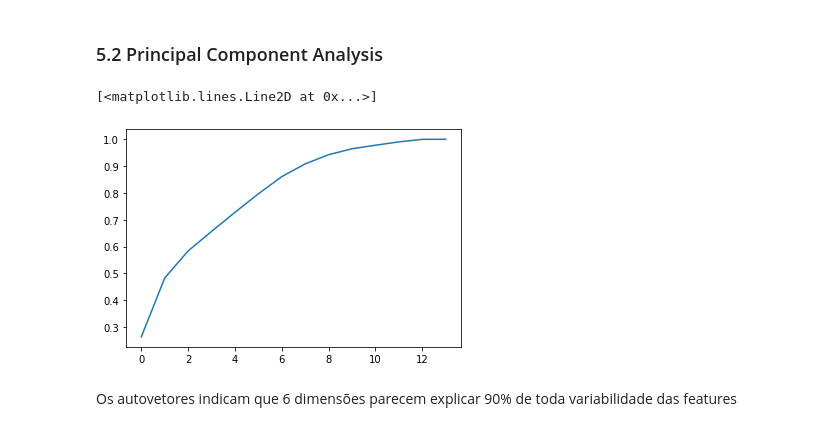
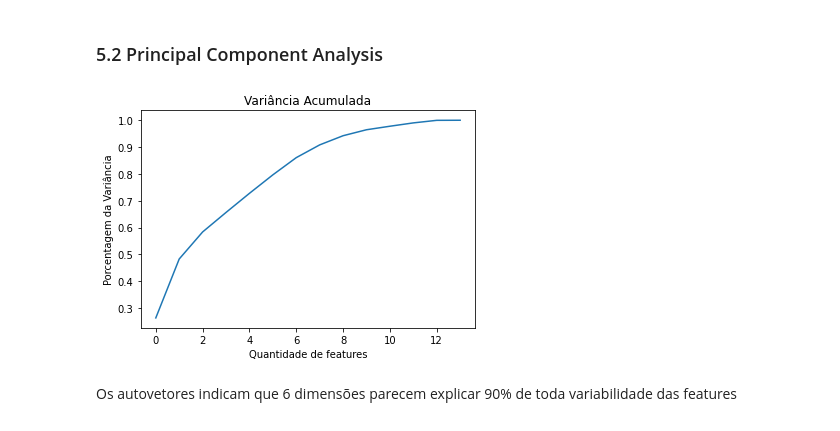
Before and after one commit to Samoelmoura/insurance_sales_predict, a Jupyter notebook: notebooks/1.0 analytics_and_feature_engineering.ipynb, the cells around one changed output. Drawn from its saved outputs; the diff is of its cells as text; code cells hidden in the pictures.

```diff
--- a/notebooks/1.0 analytics_and_feature_engineering.ipynb
+++ b/notebooks/1.0 analytics_and_feature_engineering.ipynb
@@ -331,6 +331,6 @@ Correlações fracas com Age, Annual_Premium, Policy_Sales_Channel e Vehicle_Age
 # %%
-df.loc[df['Age']<30, 'High_Response_Age'] = 0
-df['High_Response_Age'].fillna(1, inplace=True)
+df.loc[df['Age']<30, 'High_Age'] = 0
+df['High_Age'].fillna(1, inplace=True)
 # %% [markdown]
 ###### 3.4 Log_Annual_Premium
 # %%
@@ -454,20 +457,22 @@ sns.catplot(x='High_Annual_Premium', y='Response', data=df, kind='bar')
 # %%
 # drop irrelevant features
 temp = df.drop(['id', 'Response', 'Gender', 'Vehicle_Age', 'Vehicle_Damage', 'Vintage', 'Policy_Sales_Channel'], axis=1).dropna()
 temp = StandardScaler().fit_transform(temp)
 
 # model description end fit
 pca = PCA()
 
 # fiting model
 pca = pca.fit(temp)
 
 # ploting cumulative sum
 np.cumsum(pca.explained_variance_ratio_)
-plt.plot(np.cumsum(pca.explained_variance_ratio_))
+plt.title('Variância Acumulada')
+plt.xlabel('Quantidade de features')
+plt.ylabel('Porcentagem da Variância')
+plt.plot(np.cumsum(pca.explained_variance_ratio_));
 # %% [output]
-[<matplotlib.lines.Line2D at 0x...>]
-[figure, old version]
+[figure, new version]
 # %% [markdown]
 Os autovetores indicam que 6 dimensões parecem explicar 90% de toda variabilidade das features
 # %% [markdown]
```
Also changed, not shown: parts of 44 cells of this notebook.
